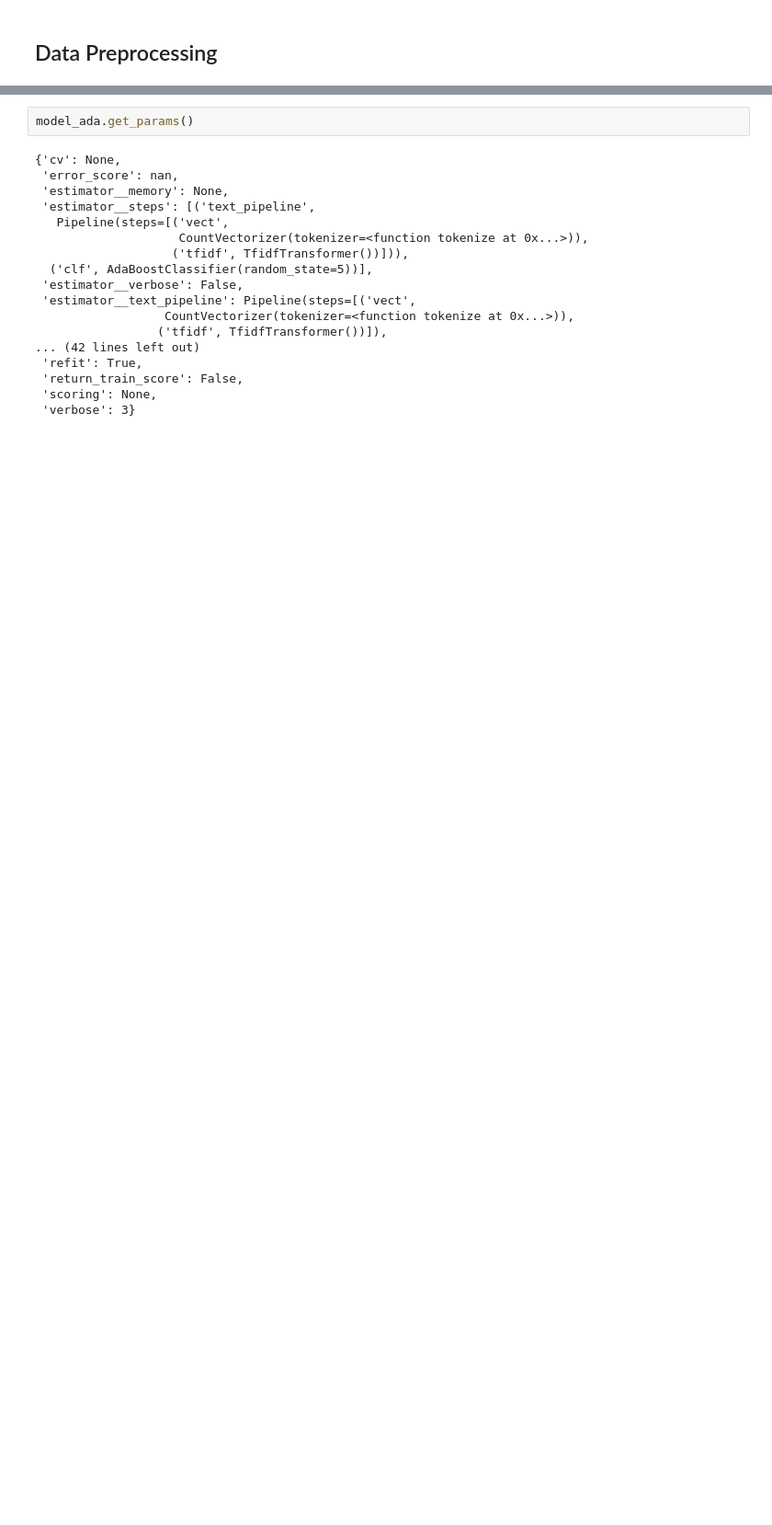
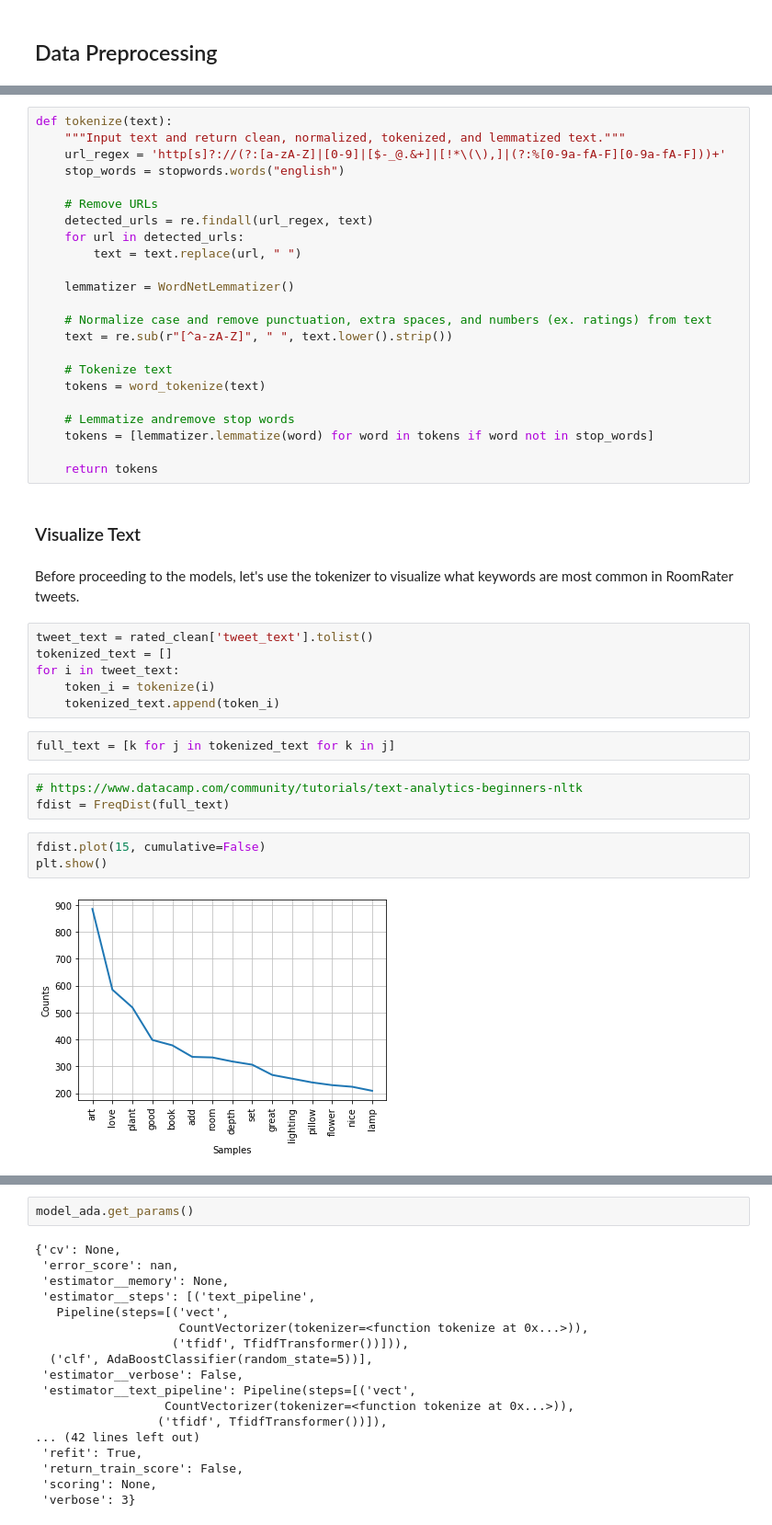
Before and after one commit to laurenmarar/RoomRater, a Jupyter notebook: RoomRater.ipynb, the cells around one changed output, grey strips where cells are left out. Shown at 92% size. Saved outputs shown, nothing was run; the diff lists cells and outputs as text; blank space fills up the shorter version.

```diff
--- a/RoomRater.ipynb
+++ b/RoomRater.ipynb
@@ -524,0 +332,43 @@ def build_ada_model():
+# %%
+def tokenize(text):
+    """Input text and return clean, normalized, tokenized, and lemmatized text."""
+    url_regex = 'http[s]?://(?:[a-zA-Z]|[0-9]|[$-_@.&+]|[!*\(\),]|(?:%[0-9a-fA-F][0-9a-fA-F]))+'
+    stop_words = stopwords.words("english")
+
+    # Remove URLs
+    detected_urls = re.findall(url_regex, text)
+    for url in detected_urls:
+        text = text.replace(url, " ")
+
+    lemmatizer = WordNetLemmatizer()
+
+    # Normalize case and remove punctuation, extra spaces, and numbers (ex. ratings) from text
+    text = re.sub(r"[^a-zA-Z]", " ", text.lower().strip())
+
+    # Tokenize text
+    tokens = word_tokenize(text)
+
+    # Lemmatize andremove stop words
+    tokens = [lemmatizer.lemmatize(word) for word in tokens if word not in stop_words]
+
+    return tokens
+# %% [markdown]
+### Visualize Text
+# %% [markdown]
+Before proceeding to the models, let's use the tokenizer to visualize what keywords are most common in RoomRater tweets.
+# %%
+tweet_text = rated_clean['tweet_text'].tolist()
+tokenized_text = []
+for i in tweet_text:
+    token_i = tokenize(i)
+    tokenized_text.append(token_i)
+# %%
+full_text = [k for j in tokenized_text for k in j]
+# %%
+# https://www.datacamp.com/community/tutorials/text-analytics-beginners-nltk
+fdist = FreqDist(full_text)
+# %%
+fdist.plot(15, cumulative=False)
+plt.show()
+# %% [output]
+[figure, added]
```
Also changed, not shown: parts of 122 cells of this notebook.
